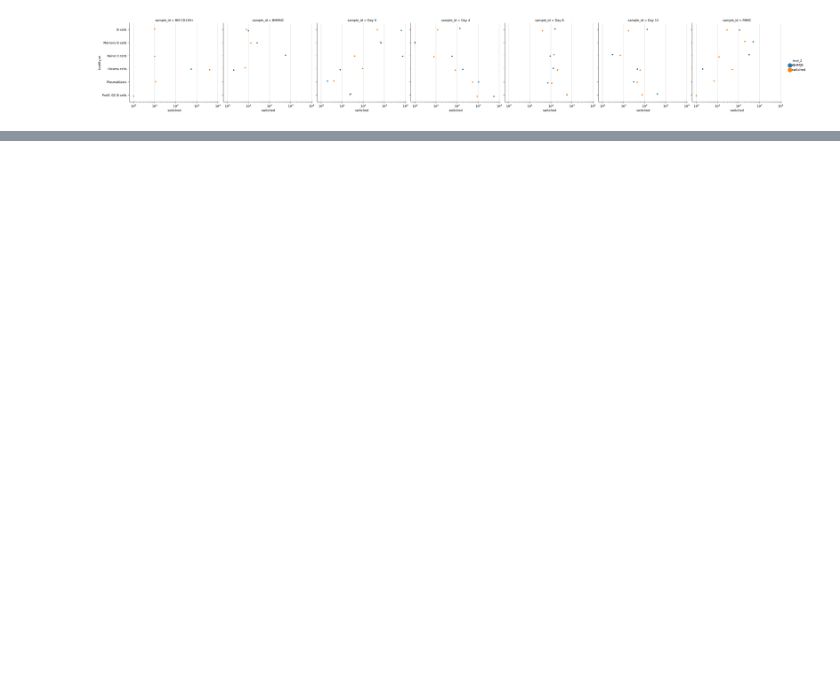
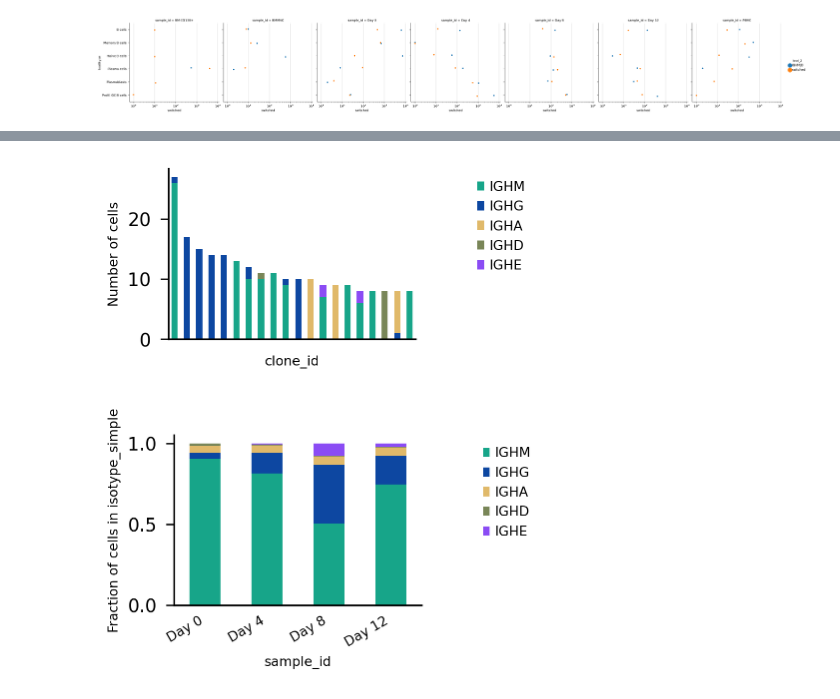
Before and after one commit to michael-swift/seqclone, a Jupyter notebook: analysis/notebooks/figure3/FigureS3.ipynb, the cells around one changed output, grey strips where cells are left out. Cells and saved outputs as stored; diff of their text form; code cells hidden in the pictures; blank space fills up the shorter version.

```diff
--- a/analysis/notebooks/figure3/FigureS3.ipynb
+++ b/analysis/notebooks/figure3/FigureS3.ipynb
@@ -229,0 +255,16 @@ save_figure(ax.figure, "{}_{}_countplot".format(groupby, target_col))
+# %%
+groupby = "clone_id"
+target_col = "isotype_simple"
+ax = ir.pl.group_abundance(adata, groupby=groupby, target_col=target_col, max_cols=20, normalize = False)
+ax.set_xticklabels([], rotation = 90)
+ax.set_title(label = "")
+save_figure(ax.figure, "{}_{}_countplot".format(groupby, target_col))
+
+groupby = "sample_id"
+target_col = "isotype_simple"
+ax = ir.pl.group_abundance(adata[adata.obs.sample_id.str.contains("Day")], groupby=groupby, target_col=target_col, max_cols=20, normalize = True)
+ax.set_title(label = "")
+save_figure(ax.figure, "{}_{}_countplot".format(groupby, target_col))
+# %% [output]
+[figure, added]
+[figure, added]
```
Also changed, not shown: parts of 15 cells of this notebook, 1 other file.
